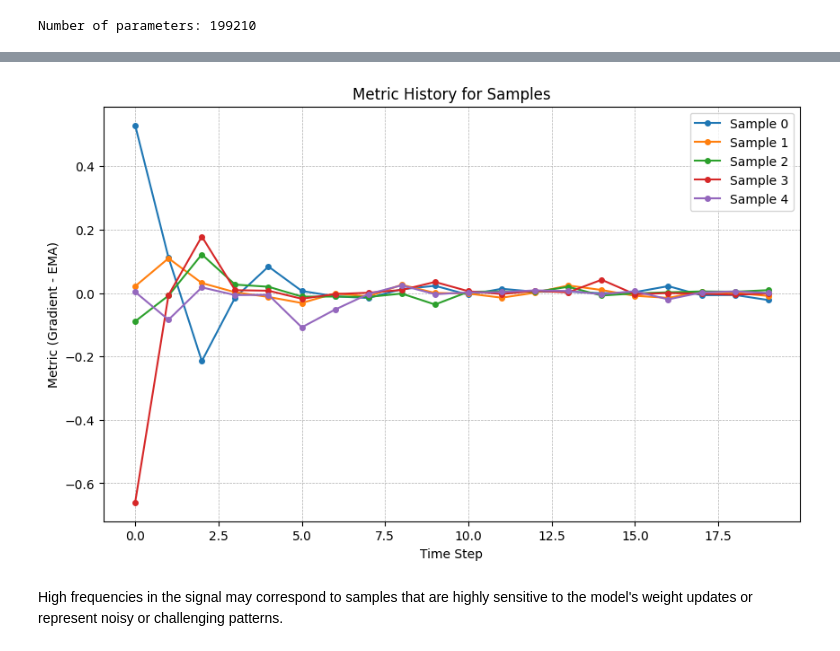
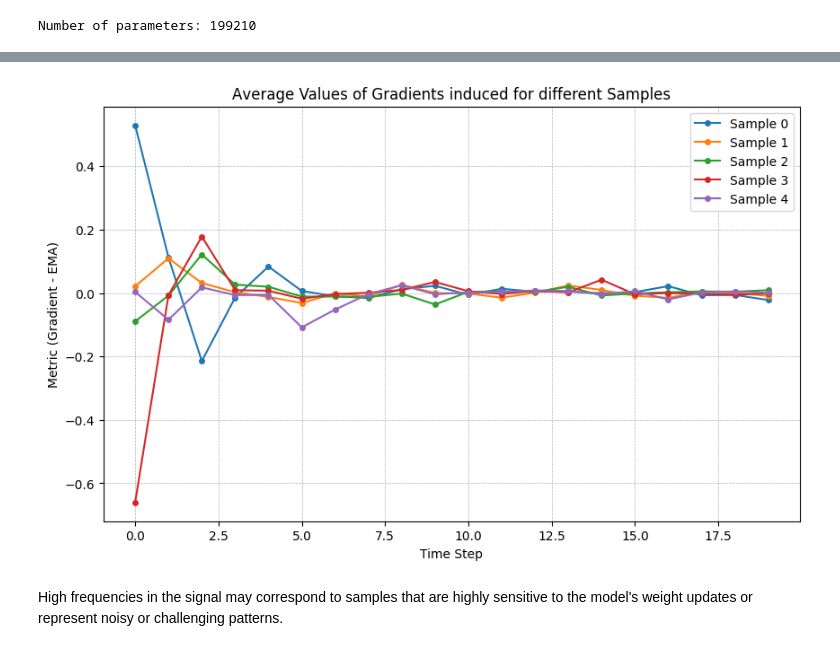
Before and after one commit to nickxir12/PatRec_Project_2024-2025, a Jupyter notebook: MNIST_code/MNIST_sample_complexity.ipynb, the cells around one changed output, grey strips where cells are left out. Drawn from its saved outputs; the diff is of its cells as text; code cells hidden in the pictures.

Commit message:
plot change

```diff
--- a/MNIST_code/MNIST_sample_complexity.ipynb
+++ b/MNIST_code/MNIST_sample_complexity.ipynb
@@ -422,29 +422,29 @@ for idx in train_subset.indices[:10]:  # Check the first 10 indices of the subse
 # %%
 import matplotlib.pyplot as plt
 import torch
 
 data=[]
 
 for idx in train_subset.indices[:10]:  # Check the first 10 indices of the subset
     data.append(train_subset.dataset.extra_fields[idx])
 
 # Plot the metric history for each sample with markers
 plt.figure(figsize=(10, 6))
 
 for idx, sample in enumerate(data[:5]):  # Use the first 10 samples
     metric_history = [val.item() for val in sample["metric_history"]]
     signal = np.array(metric_history)
 
     plt.plot(signal, marker='o', label=f'Sample {idx}', markersize=4)  # Add markers to the line
 
-plt.title('Metric History for Samples')
+plt.title('Αverage Values of Gradients induced for different Samples')
 plt.xlabel('Time Step')
 plt.ylabel('Metric (Gradient - EMA)')
 plt.legend(loc='best')
 plt.grid(True, which='both', linestyle='--', linewidth=0.5)
 plt.show()
 # %% [output]
-[figure, old version]
+[figure, new version]
 # %% [markdown]
 High frequencies in the signal may correspond to samples that are highly sensitive to the model's weight updates or represent noisy or challenging patterns.
 # %%
```
